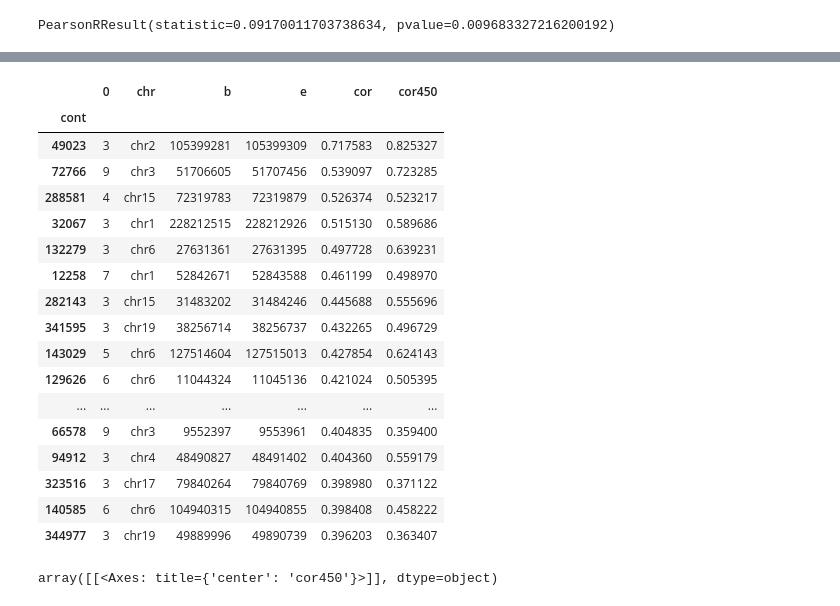
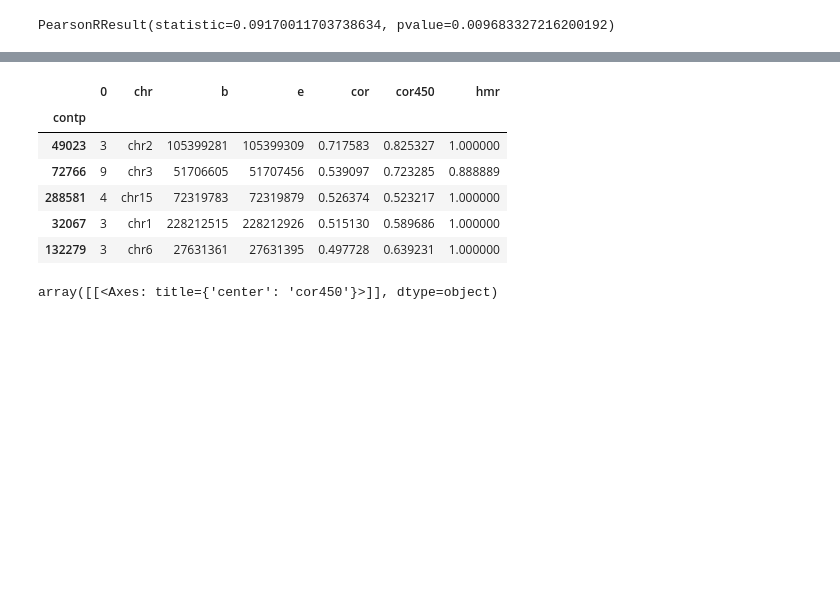
Before and after one commit to moqri/epi_deconv, a Jupyter notebook: epic.ipynb, the cells around one changed output, grey strips where cells are left out. Saved outputs shown, nothing was run; the diff lists cells and outputs as text; code cells hidden in the pictures; blank space fills up the shorter version.

```diff
--- a/epic.ipynb
+++ b/epic.ipynb
@@ -72,0 +103,19 @@ Wall time: 52.8 s
+# %%
+%%time
+contn=[]
+c=2000000
+last=False
+last_l=-1
+last_pos=man[1].head(1).values[0]
+for i,b in man[[1,'cor']].iterrows():
+    if b[1]-last_pos>1000:
+        c+=1
+    if b['cor']<-pv:
+        if last==False:
+            c+=1
+        last=True
+        contn.append(c)
+    else:
+        contn.append(-1)
+        last=False
+    last_pos=b[1]
@@ -73,35 +125,24 @@ Wall time: 52.8 s
 # %%
-man['cont']=cont
-cor450=pd.read_csv('data/res/cor450.csv',index_col=0)
-man=man.merge(cor450,left_index=True, right_index=True,how='left')
+man['contp']=contp
+man['contn']=contn
 # %%
-mgc=pd.DataFrame(man.groupby('cont')[0].count())
-mgc['chr']=man.groupby('cont')[0].first()
-mgc['b']=man.groupby('cont')[1].first()
-mgc['e']=man.groupby('cont')[1].last()
-mgc['cor']=man.groupby('cont')['cor'].mean()
-mgc['cor450']=man.groupby('cont')['cor_450'].mean()
+mgc=pd.DataFrame(man.groupby('contp')[0].count())
+mgc['chr']=man.groupby('contp')[0].first()
+mgc['b']=man.groupby('contp')[1].first()
+mgc['e']=man.groupby('contp')[1].last()
+mgc['cor']=man.groupby('contp')['cor'].mean()
+mgc['cor450']=man.groupby('contp')['cor_450'].mean()
+mgc['hmr']=man.groupby('contp')['hmr_bin'].mean()
 topp=mgc[mgc[0]>=3].sort_values('cor',ascending=False)
-topp.head(20)
+topp.head(5)
 # %% [output]
-|  | 0 | chr | b | e | cor | cor450 |
-| cont |  |  |  |  |  |  |
-| 49023 | 3 | chr2 | 105399281 | 105399309 | 0.717583 | 0.825327 |
-| 72766 | 9 | chr3 | 51706605 | 51707456 | 0.539097 | 0.723285 |
-| 288581 | 4 | chr15 | 72319783 | 72319879 | 0.526374 | 0.523217 |
-| 32067 | 3 | chr1 | 228212515 | 228212926 | 0.515130 | 0.589686 |
-| 132279 | 3 | chr6 | 27631361 | 27631395 | 0.497728 | 0.639231 |
-| 12258 | 7 | chr1 | 52842671 | 52843588 | 0.461199 | 0.498970 |
-| 282143 | 3 | chr15 | 31483202 | 31484246 | 0.445688 | 0.555696 |
-| 341595 | 3 | chr19 | 38256714 | 38256737 | 0.432265 | 0.496729 |
-| 143029 | 5 | chr6 | 127514604 | 127515013 | 0.427854 | 0.624143 |
-| 129626 | 6 | chr6 | 11044324 | 11045136 | 0.421024 | 0.505395 |
-| ... | ... | ... | ... | ... | ... | ... |
-| 66578 | 9 | chr3 | 9552397 | 9553961 | 0.404835 | 0.359400 |
-| 94912 | 3 | chr4 | 48490827 | 48491402 | 0.404360 | 0.559179 |
-| 323516 | 3 | chr17 | 79840264 | 79840769 | 0.398980 | 0.371122 |
-| 140585 | 6 | chr6 | 104940315 | 104940855 | 0.398408 | 0.458222 |
-| 344977 | 3 | chr19 | 49889996 | 49890739 | 0.396203 | 0.363407 |
+|  | 0 | chr | b | e | cor | cor450 | hmr |
+| contp |  |  |  |  |  |  |  |
+| 49023 | 3 | chr2 | 105399281 | 105399309 | 0.717583 | 0.825327 | 1.000000 |
+| 72766 | 9 | chr3 | 51706605 | 51707456 | 0.539097 | 0.723285 | 0.888889 |
+| 288581 | 4 | chr15 | 72319783 | 72319879 | 0.526374 | 0.523217 | 1.000000 |
+| 32067 | 3 | chr1 | 228212515 | 228212926 | 0.515130 | 0.589686 | 1.000000 |
+| 132279 | 3 | chr6 | 27631361 | 27631395 | 0.497728 | 0.639231 | 1.000000 |
 # %%
 topp.to_csv('data/res/epicor_p.csv')
 # %%
```
Also changed, not shown: parts of 19 cells of this notebook.
